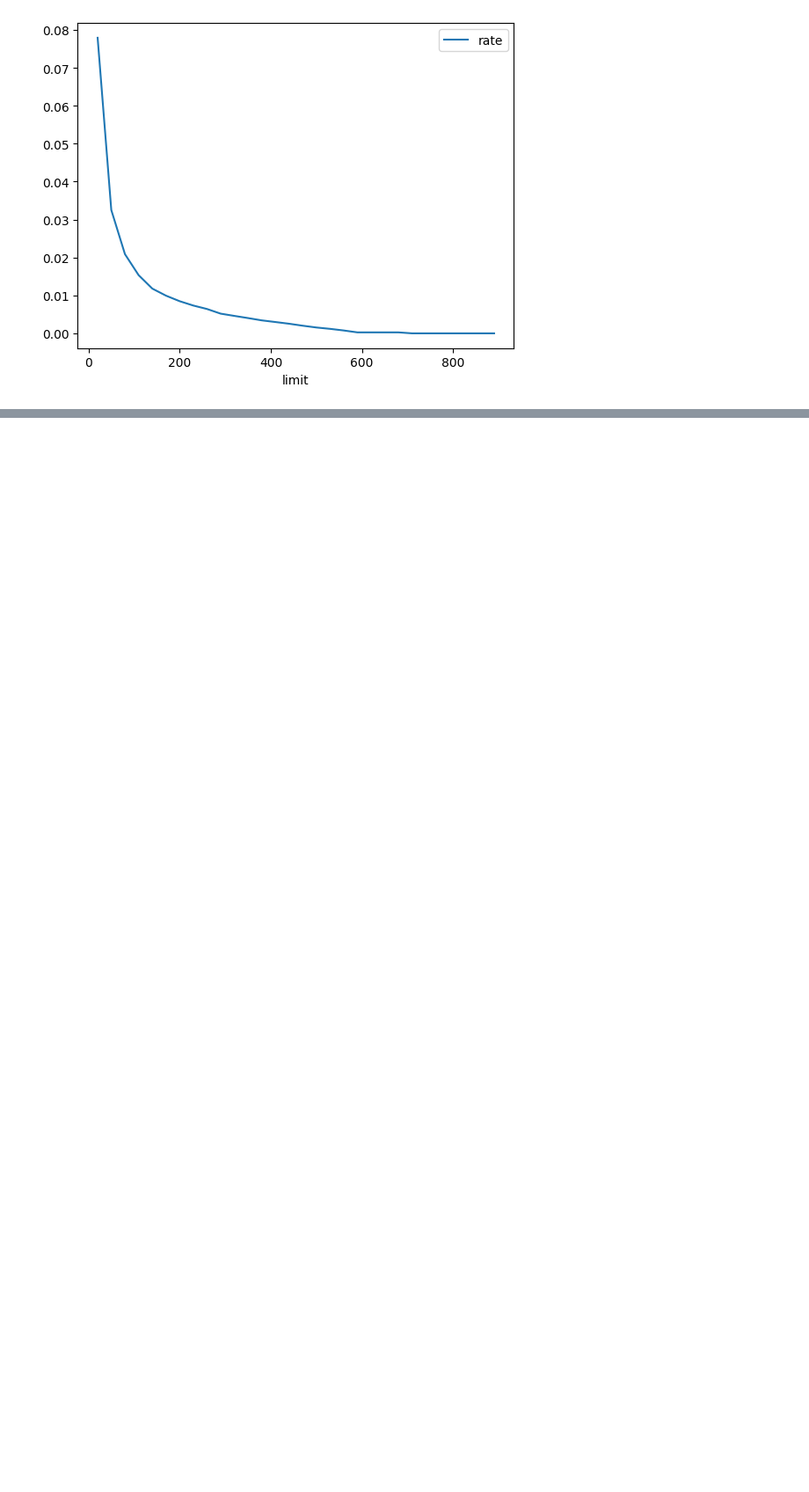
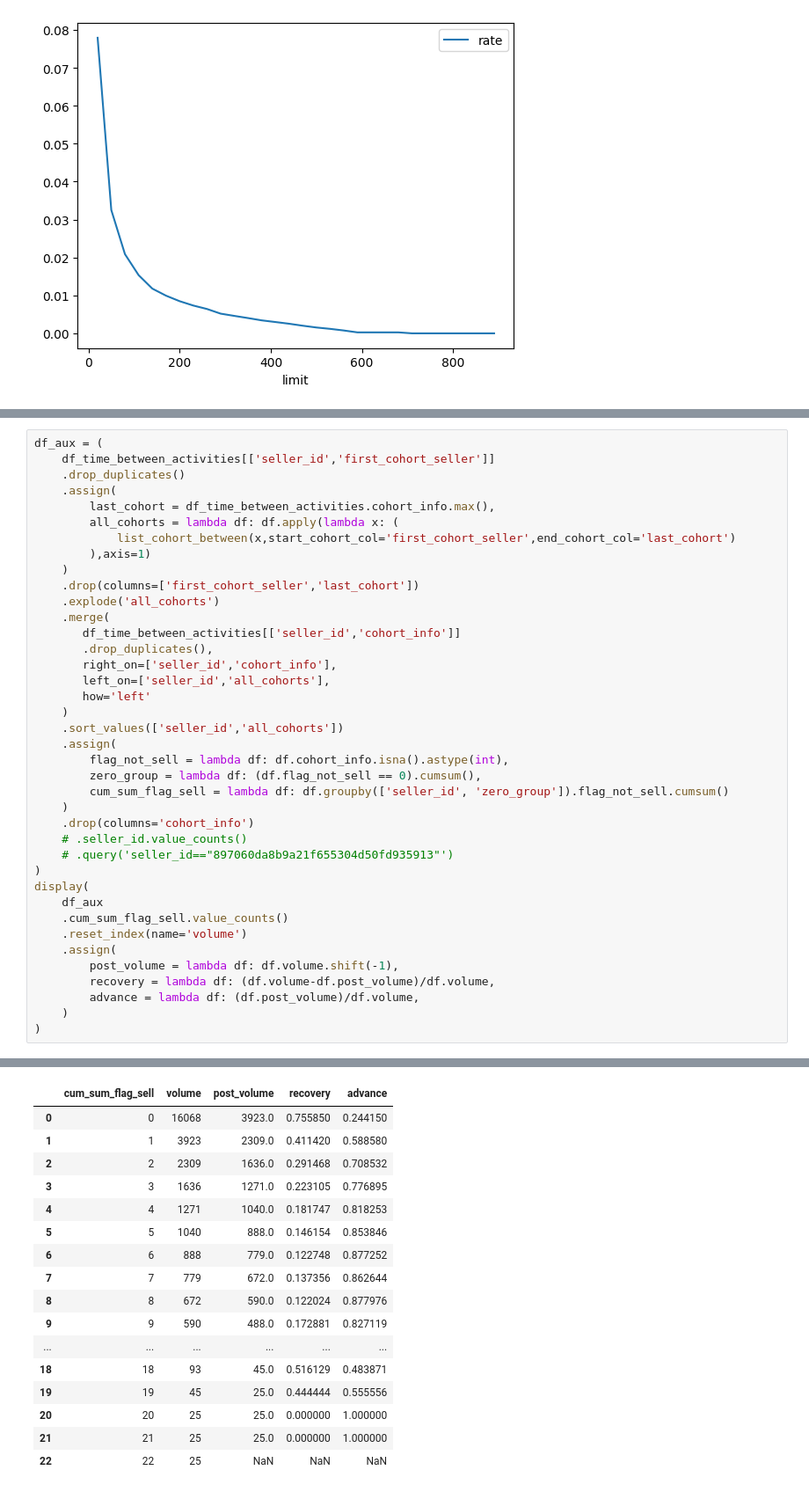
Before and after one commit to BrunoRammon/olist_project, a Jupyter notebook: notebooks/target_definition.ipynb, the cells around one changed output, grey strips where cells are left out. Shown at 88% size. Cells and saved outputs as stored; diff of their text form; blank space fills up the shorter version.

```diff
--- a/notebooks/target_definition.ipynb
+++ b/notebooks/target_definition.ipynb
@@ -200,0 +295,40 @@ pd.DataFrame({'limit':limits,'rate': rates}).plot(x='limit',y='rate')
+# %%
+df_aux = (
+    df_time_between_activities[['seller_id','first_cohort_seller']]
+    .drop_duplicates()
+    .assign(
+        last_cohort = df_time_between_activities.cohort_info.max(),
+        all_cohorts = lambda df: df.apply(lambda x: (
+            list_cohort_between(x,start_cohort_col='first_cohort_seller',end_cohort_col='last_cohort')
+        ),axis=1)
+    )
+    .drop(columns=['first_cohort_seller','last_cohort'])
+    .explode('all_cohorts')
+    .merge(
+       df_time_between_activities[['seller_id','cohort_info']]
+       .drop_duplicates(),
+       right_on=['seller_id','cohort_info'],
+       left_on=['seller_id','all_cohorts'],
+       how='left'
+    )
+    .sort_values(['seller_id','all_cohorts'])
+    .assign(
+        flag_not_sell = lambda df: df.cohort_info.isna().astype(int),
+        zero_group = lambda df: (df.flag_not_sell == 0).cumsum(),
+        cum_sum_flag_sell = lambda df: df.groupby(['seller_id', 'zero_group']).flag_not_sell.cumsum()
+    )
+    .drop(columns='cohort_info')
+    # .seller_id.value_counts()
+    # .query('seller_id=="897060da8b9a21f655304d50fd935913"')
+)
+display(
+    df_aux
+    .cum_sum_flag_sell.value_counts()
+    .reset_index(name='volume')
+    .assign(
+        post_volume = lambda df: df.volume.shift(-1),
+        recovery = lambda df: (df.volume-df.post_volume)/df.volume,
+        advance = lambda df: (df.post_volume)/df.volume,
+    )
+)
+# %% [output]
@@ -200,0 +336,17 @@ pd.DataFrame({'limit':limits,'rate': rates}).plot(x='limit',y='rate')
+|  | cum_sum_flag_sell | volume | post_volume | recovery | advance |
+| 0 | 0 | 16068 | 3923.0 | 0.755850 | 0.244150 |
+| 1 | 1 | 3923 | 2309.0 | 0.411420 | 0.588580 |
+| 2 | 2 | 2309 | 1636.0 | 0.291468 | 0.708532 |
+| 3 | 3 | 1636 | 1271.0 | 0.223105 | 0.776895 |
+| 4 | 4 | 1271 | 1040.0 | 0.181747 | 0.818253 |
+| 5 | 5 | 1040 | 888.0 | 0.146154 | 0.853846 |
+| 6 | 6 | 888 | 779.0 | 0.122748 | 0.877252 |
+| 7 | 7 | 779 | 672.0 | 0.137356 | 0.862644 |
+| 8 | 8 | 672 | 590.0 | 0.122024 | 0.877976 |
+| 9 | 9 | 590 | 488.0 | 0.172881 | 0.827119 |
+| ... | ... | ... | ... | ... | ... |
+| 18 | 18 | 93 | 45.0 | 0.516129 | 0.483871 |
+| 19 | 19 | 45 | 25.0 | 0.444444 | 0.555556 |
+| 20 | 20 | 25 | 25.0 | 0.000000 | 1.000000 |
+| 21 | 21 | 25 | 25.0 | 0.000000 | 1.000000 |
+| 22 | 22 | 25 | NaN | NaN | NaN |
```
Also changed, not shown: parts of 19 cells of this notebook.
